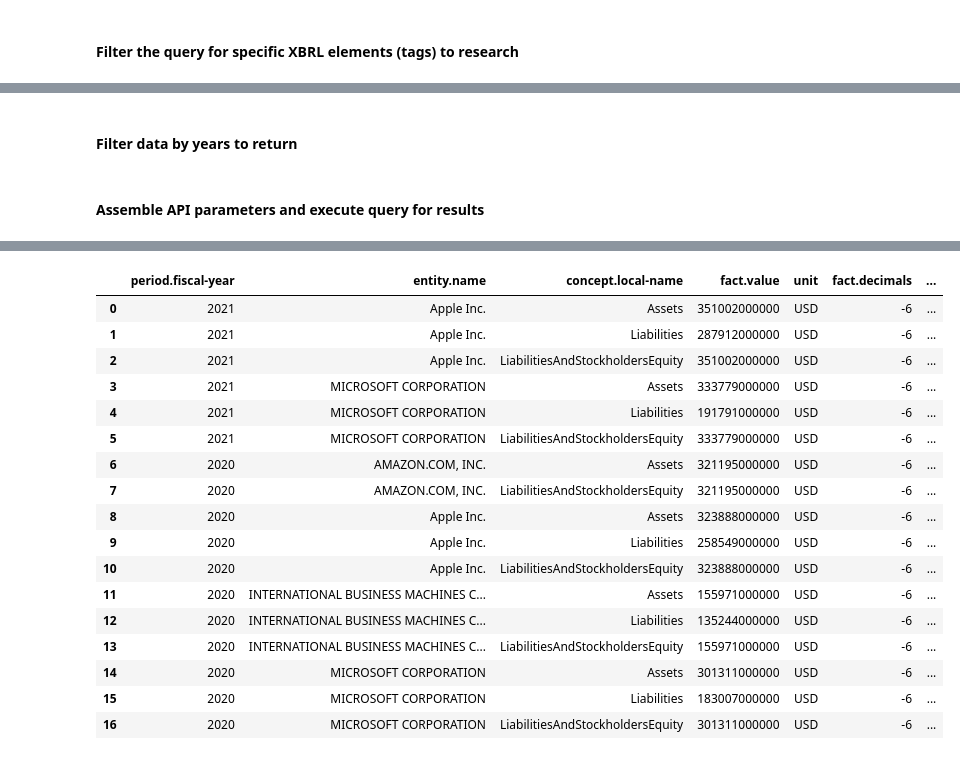
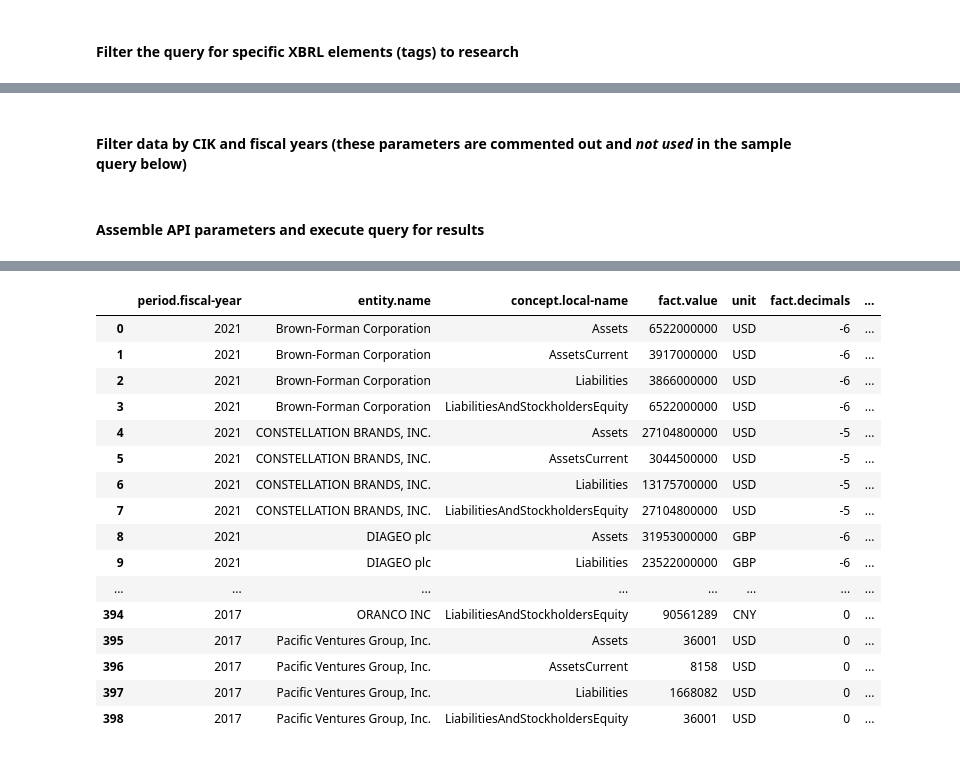
Before and after one commit to xbrlus/xbrl-api-ipynb, a Jupyter notebook: xbrl_us_api.ipynb, the cells around one changed output, grey strips where cells are left out. Saved outputs shown, nothing was run; the diff lists cells and outputs as text; code cells hidden in the pictures.

Commit message:
Update iPython files
- improve messaging re: rows returned and limits

```diff
--- a/xbrl_us_api.ipynb
+++ b/xbrl_us_api.ipynb
@@ -77,12 +77,15 @@ fields = ['period.fiscal-year.sort(DESC)',
          'fact.value',
          'unit',
          'fact.decimals',
-         'report.filing-date'
+         'report.filing-date',
+         'report.sic-code'
          ]
 # %% [markdown]
 #### Filter the query for specific XBRL elements (tags) to research
 # %%
-XBRL_Elements = ['Assets',
-                 'Liabilities',
-                 'LiabilitiesAndStockholdersEquity'
+XBRL_Elements = ["Assets",
+                 "AssetsCurrent",
+                 "Liabilities",
+                 "LiabilitiesAndStockholdersEquity",
+                 "CashCashEquivalentsAndShortTermInvestments"
                 ]
@@ -91,3 +94,9 @@ XBRL_Elements = ['Assets',
+# %%
+sic_code = [2080
+           ]
+string_sic = [str(int) for int in sic_code]
+# %% [markdown]
+#### Filter data by CIK and fiscal years (these parameters are commented out and _**not used**_ in the sample query below)
 # %%
 companies_cik = ['0000789019', ## Microsoft (MSFT)
                  '0001018724', ## Amazon (AMZN)
@@ -97,2 +113,0 @@ companies_cik = ['0000789019', ## Microsoft (MSFT)
-# %% [markdown]
-#### Filter data by years to return
@@ -112,8 +122,9 @@ res_df = []
 
 params = {'fields': ','.join(fields),
          'concept.local-name': ','.join(XBRL_Elements),
-         'entity.cik': ','.join(companies_cik),
-         'period.fiscal-year': ','.join(string_years), #comment this line out to return all years
+         'report.sic-code': ','.join(string_sic),
+         #'entity.cik': ','.join(companies_cik),
+         #'period.fiscal-year': ','.join(string_years),
          'period.fiscal-period': 'Y',
          'fact.has-dimensions': 'FALSE',
          'fact.ultimus': 'TRUE'
@@ -143,7 +154,16 @@ if not 'error' in res_json:
     current_datetime = datetime.now().replace(microsecond=0)
     index = pd.DataFrame(res_df).index
     total_rows = len(index)
-    print("As of " + str(current_datetime) + ", there were " + str(total_rows) + " results available to " + email + " (client ID: " + str(clientid.split('-')[0]) + "...) for the query " + urllib.parse.unquote(res.url))
+    your_limit = res_json['paging']['limit']
+    limit_message = "\n\nIf the results below match the limit noted above, you might not be seeing all rows, and should consider upgrading (https://xbrl.us/access-token).\n"
+
+    if your_limit == 100:
+        print("\nThis non-Member account has a limit of " , 10 * your_limit, " rows per query from our Public Filings Database." + limit_message)
+    elif your_limit == 500:
+        print("\nThis Basic Individual Member has a limit of ", 4 * your_limit, " rows per query from our Public Filings Database." + limit_message)
+
+    print("On " + current_datetime.strftime("%c") +  ", there were  ", str(total_rows), "  rows returned for", email, "(client ID:", str(clientid.split('-')[0]), "...) with the query:\n" + urllib.parse.unquote(res.url))
+
     pd.set_option('max_rows', None)
     # the format truncates the HTML display of numerical values to two decimals; .csv data is unaffected
     pd.options.display.float_format = '{:,.2f}'.format
@@ -153,21 +174,20 @@ As of 2021-12-18 08:42:23, there were 17 results available to //email// (client
 |  | period.fiscal-year | entity.name | concept.local-name | fact.value | unit | fact.decimals | ... |
-| 0 | 2021 | Apple Inc. | Assets | 351002000000 | USD | -6 | ... |
-| 1 | 2021 | Apple Inc. | Liabilities | 287912000000 | USD | -6 | ... |
-| 2 | 2021 | Apple Inc. | LiabilitiesAndStockholdersEquity | 351002000000 | USD | -6 | ... |
-| 3 | 2021 | MICROSOFT CORPORATION | Assets | 333779000000 | USD | -6 | ... |
-| 4 | 2021 | MICROSOFT CORPORATION | Liabilities | 191791000000 | USD | -6 | ... |
-| 5 | 2021 | MICROSOFT CORPORATION | LiabilitiesAndStockholdersEquity | 333779000000 | USD | -6 | ... |
-| 6 | 2020 | AMAZON.COM, INC. | Assets | 321195000000 | USD | -6 | ... |
-| 7 | 2020 | AMAZON.COM, INC. | LiabilitiesAndStockholdersEquity | 321195000000 | USD | -6 | ... |
-| 8 | 2020 | Apple Inc. | Assets | 323888000000 | USD | -6 | ... |
-| 9 | 2020 | Apple Inc. | Liabilities | 258549000000 | USD | -6 | ... |
-| 10 | 2020 | Apple Inc. | LiabilitiesAndStockholdersEquity | 323888000000 | USD | -6 | ... |
-| 11 | 2020 | INTERNATIONAL BUSINESS MACHINES C... | Assets | 155971000000 | USD | -6 | ... |
-| 12 | 2020 | INTERNATIONAL BUSINESS MACHINES C... | Liabilities | 135244000000 | USD | -6 | ... |
-| 13 | 2020 | INTERNATIONAL BUSINESS MACHINES C... | LiabilitiesAndStockholdersEquity | 155971000000 | USD | -6 | ... |
-| 14 | 2020 | MICROSOFT CORPORATION | Assets | 301311000000 | USD | -6 | ... |
-| 15 | 2020 | MICROSOFT CORPORATION | Liabilities | 183007000000 | USD | -6 | ... |
-| 16 | 2020 | MICROSOFT CORPORATION | LiabilitiesAndStockholdersEquity | 301311000000 | USD | -6 | ... |
+| 0 | 2021 | Brown-Forman Corporation | Assets | 6522000000 | USD | -6 | ... |
+| 1 | 2021 | Brown-Forman Corporation | AssetsCurrent | 3917000000 | USD | -6 | ... |
+| 2 | 2021 | Brown-Forman Corporation | Liabilities | 3866000000 | USD | -6 | ... |
+| 3 | 2021 | Brown-Forman Corporation | LiabilitiesAndStockholdersEquity | 6522000000 | USD | -6 | ... |
+| 4 | 2021 | CONSTELLATION BRANDS, INC. | Assets | 27104800000 | USD | -5 | ... |
+| 5 | 2021 | CONSTELLATION BRANDS, INC. | AssetsCurrent | 3044500000 | USD | -5 | ... |
+| 6 | 2021 | CONSTELLATION BRANDS, INC. | Liabilities | 13175700000 | USD | -5 | ... |
+| 7 | 2021 | CONSTELLATION BRANDS, INC. | LiabilitiesAndStockholdersEquity | 27104800000 | USD | -5 | ... |
+| 8 | 2021 | DIAGEO plc | Assets | 31953000000 | GBP | -6 | ... |
+| 9 | 2021 | DIAGEO plc | Liabilities | 23522000000 | GBP | -6 | ... |
+| ... | ... | ... | ... | ... | ... | ... | ... |
+| 394 | 2017 | ORANCO INC | LiabilitiesAndStockholdersEquity | 90561289 | CNY | 0 | ... |
+| 395 | 2017 | Pacific Ventures Group, Inc. | Assets | 36001 | USD | 0 | ... |
+| 396 | 2017 | Pacific Ventures Group, Inc. | AssetsCurrent | 8158 | USD | 0 | ... |
+| 397 | 2017 | Pacific Ventures Group, Inc. | Liabilities | 1668082 | USD | 0 | ... |
+| 398 | 2017 | Pacific Ventures Group, Inc. | LiabilitiesAndStockholdersEquity | 36001 | USD | 0 | ... |
 # %%
 # Save the output to a file on your computer (modify D:\results.csv to your system)
 
```
Also changed, not shown: parts of 5 cells of this notebook, 1 other file.
